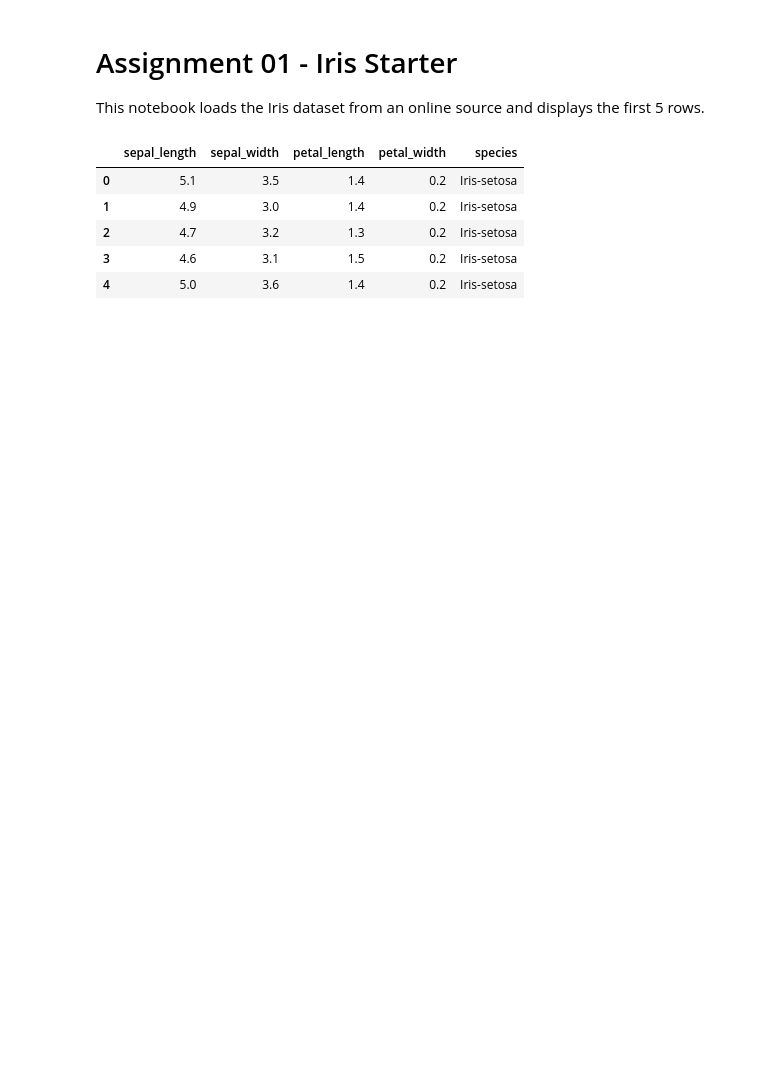
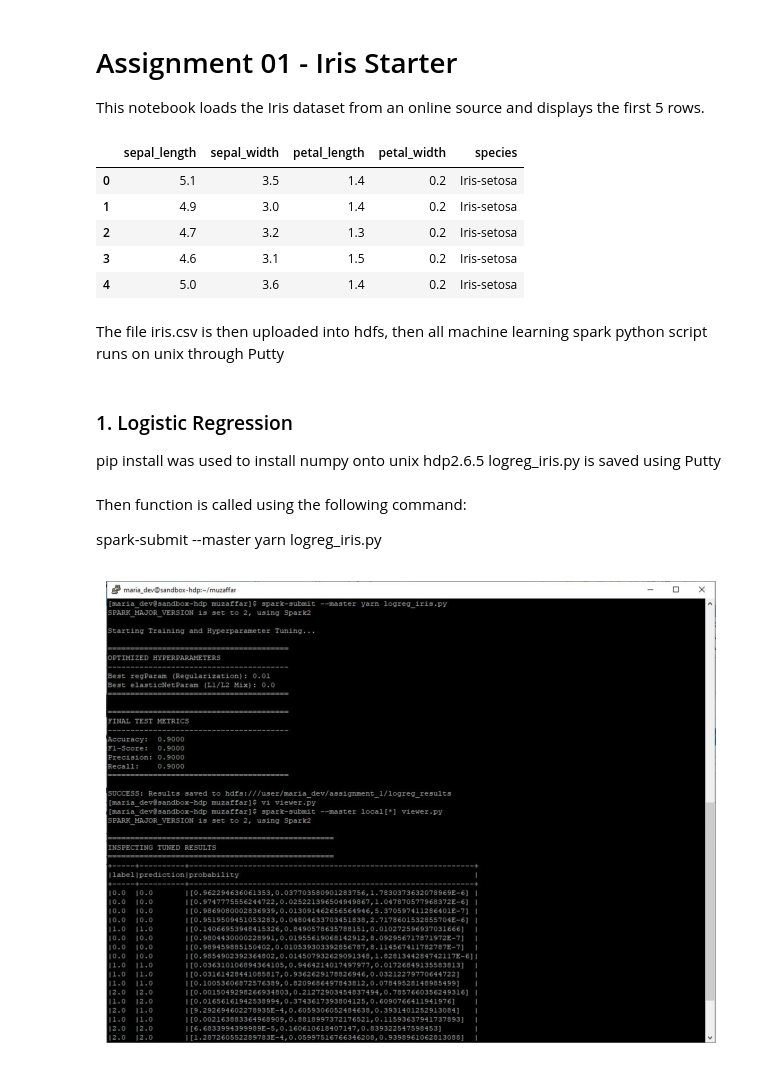
Before and after one commit to muzaffarizamuddin/P166246_Iris_Spark_STQD6324, a Jupyter notebook: Assignment01_Iris_Starter.ipynb, the cells around one changed output. Cells and saved outputs as stored; diff of their text form; code cells hidden in the pictures; blank space fills up the shorter version.

Commit message:
update github spark data

```diff
--- a/Assignment01_Iris_Starter.ipynb
+++ b/Assignment01_Iris_Starter.ipynb
@@ -18,3 +18,38 @@ iris_df.head()
 | 2 | 4.7 | 3.2 | 1.3 | 0.2 | Iris-setosa |
 | 3 | 4.6 | 3.1 | 1.5 | 0.2 | Iris-setosa |
 | 4 | 5.0 | 3.6 | 1.4 | 0.2 | Iris-setosa |
+# %% [markdown]
+The file iris.csv is then uploaded into hdfs, then all machine learning spark python script runs on unix through Putty
+# %%
+#this cell is a helper function to show images from github
+import matplotlib.pyplot as plt
+from PIL import Image
+import requests
+from io import BytesIO
+
+def show_github_img(repo_path):
+    """Fetches and displays an image directly from your GitHub repo."""
+    base_url = "https://raw.githubusercontent.com/muzaffarizamuddin/P166246_Iris_Spark_STQD6324/main/"
+    full_url = base_url + repo_path
+
+    try:
+        response = requests.get(full_url)
+        img = Image.open(BytesIO(response.content))
+        plt.figure(figsize=(10, 6))
+        plt.imshow(img)
+        plt.axis('off')
+        plt.show()
+    except Exception as e:
+        print(f"Error loading image from {full_url}: {e}")
+# %% [markdown]
+### 1. Logistic Regression
+pip install was used to install numpy onto unix hdp2.6.5
+logreg_iris.py is saved using Putty
+# %% [markdown]
+Then function is called using the following command:
+
+spark-submit --master yarn logreg_iris.py
+# %%
+show_github_img("images/logreg_results.JPG")
+# %% [output]
+[figure, added]
```
Also changed, not shown: parts of 7 cells of this notebook, 38 other files.
